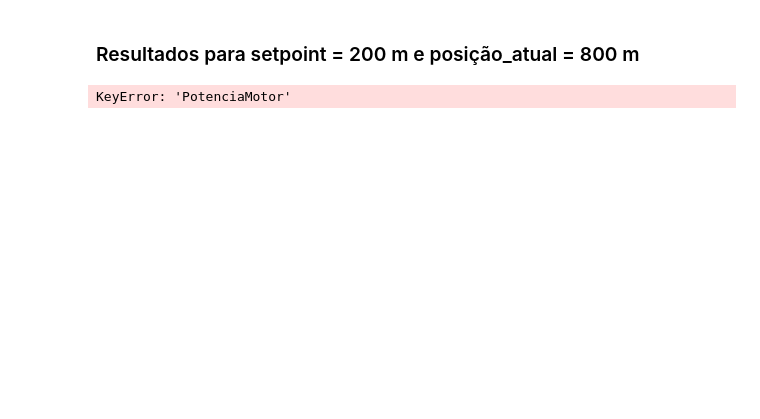
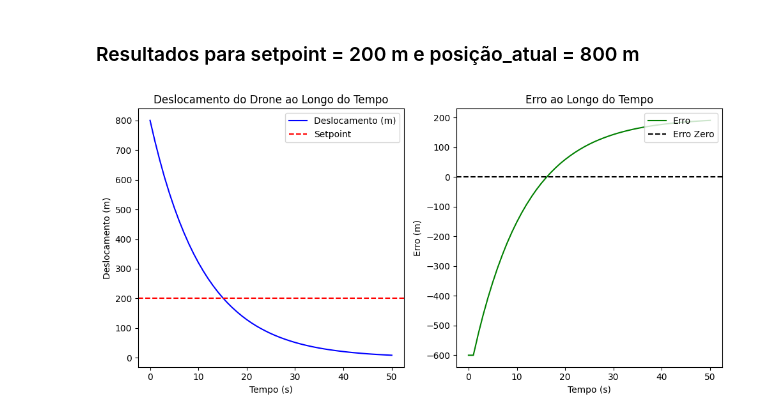
Before and after one commit to leoclamp/Controle_Fuzzy_PD, a Jupyter notebook: fuzzy_PD.ipynb, the cells around one changed output. Cells and saved outputs as stored; diff of their text form; code cells hidden in the pictures; blank space fills up the shorter version.

```diff
--- a/fuzzy_PD.ipynb
+++ b/fuzzy_PD.ipynb
@@ -249,10 +250,14 @@ Valor final da PotenciaMotor: 0.49%
 # %% [markdown]
 ### Resultados para setpoint = 200 m e posição_atual = 800 m
 # %%
+# Criar o sistema de controle fuzzy
+ControleErro = ctrl.ControlSystemSimulation(ctrl.ControlSystem(BaseRegras))
+
+# Definir parâmetros do sistema
 setpoint = 200  # Altitude desejada (em metros)
-d_t_minus_1 = 400  # posição atual do drone, em metros
+d_t_minus_1 = 800  # posição atual do drone, em metros
 tempo = 50  # Tempo de simulação (em segundos)
-dt = 1  # Intervalo de tempo (em segundos)
+dt = 0.1  # Intervalo de tempo (em segundos)
 
 # Parâmetros do sistema fuzzy
 FA = 0.9  # Fator de Ajuste
@@ -262,12 +267,14 @@ U_max = 4  # Velocidade máxima de descida (m/s)
 deslocamentos = [d_t_minus_1]
 erros = [setpoint - d_t_minus_1]
 
+# Loop para simulação
 for t in range(1, tempo + 1):
     # Calcular o erro
     erro_atual = setpoint - d_t_minus_1
     erros.append(erro_atual)
 
-    delta_erro_atual = (erros[-1] - erros[-2]) / dt  # Taxa de variação do erro
+    # Calcular a taxa de variação do erro
+    delta_erro_atual = (erros[-1] - erros[-2]) / dt
 
     # Configurar entradas do sistema fuzzy
     ControleErro.input['Erro'] = erro_atual
@@ -276,33 +283,42 @@ for t in range(1, tempo + 1):
     # Realizar o cálculo fuzzy
     ControleErro.compute()
 
     # Obter a saída defuzzyficada (potência do motor)
     P_Motor = ControleErro.output['PotenciaMotor']
 
     # Divisão da potência entre os motores
     P_H13 = P_Motor
     P_H24 = P_Motor
 
     # Atualizar o deslocamento com a função de transferência
     d_t = FA * d_t_minus_1 * 1.01398 + (0.5 * (U_max * (P_H13 / 100) + U_max * (P_H24 / 100)))
     deslocamentos.append(d_t)
 
     # Atualizar o deslocamento anterior
     d_t_minus_1 = d_t
 
 # Gráficos
 plt.figure(figsize=(10, 5))
 
 # Gráfico do deslocamento
 plt.subplot(1, 2, 1)
 plt.plot(range(len(deslocamentos)), deslocamentos, label='Deslocamento (m)', color='blue')
 plt.axhline(setpoint, color='red', linestyle='--', label='Setpoint')
 plt.xlabel('Tempo (s)')
 plt.ylabel('Deslocamento (m)')
 plt.title('Deslocamento do Drone ao Longo do Tempo')
-plt.grid()
-plt.legend()
+plt.legend(loc='upper right')
+
+# Gráfico do erro
+plt.subplot(1, 2, 2)
+plt.plot(range(len(erros)), erros, label='Erro', color='green')
+plt.axhline(0, color='black', linestyle='--', label='Erro Zero')
+plt.xlabel('Tempo (s)')
+plt.ylabel('Erro (m)')
+plt.title('Erro ao Longo do Tempo')
+plt.legend(loc='upper right')
+
 plt.tight_layout()
 plt.show()
 # %% [output]
-KeyError: 'PotenciaMotor'
+[figure, added]
```
Also changed, not shown: parts of 3 cells of this notebook.
